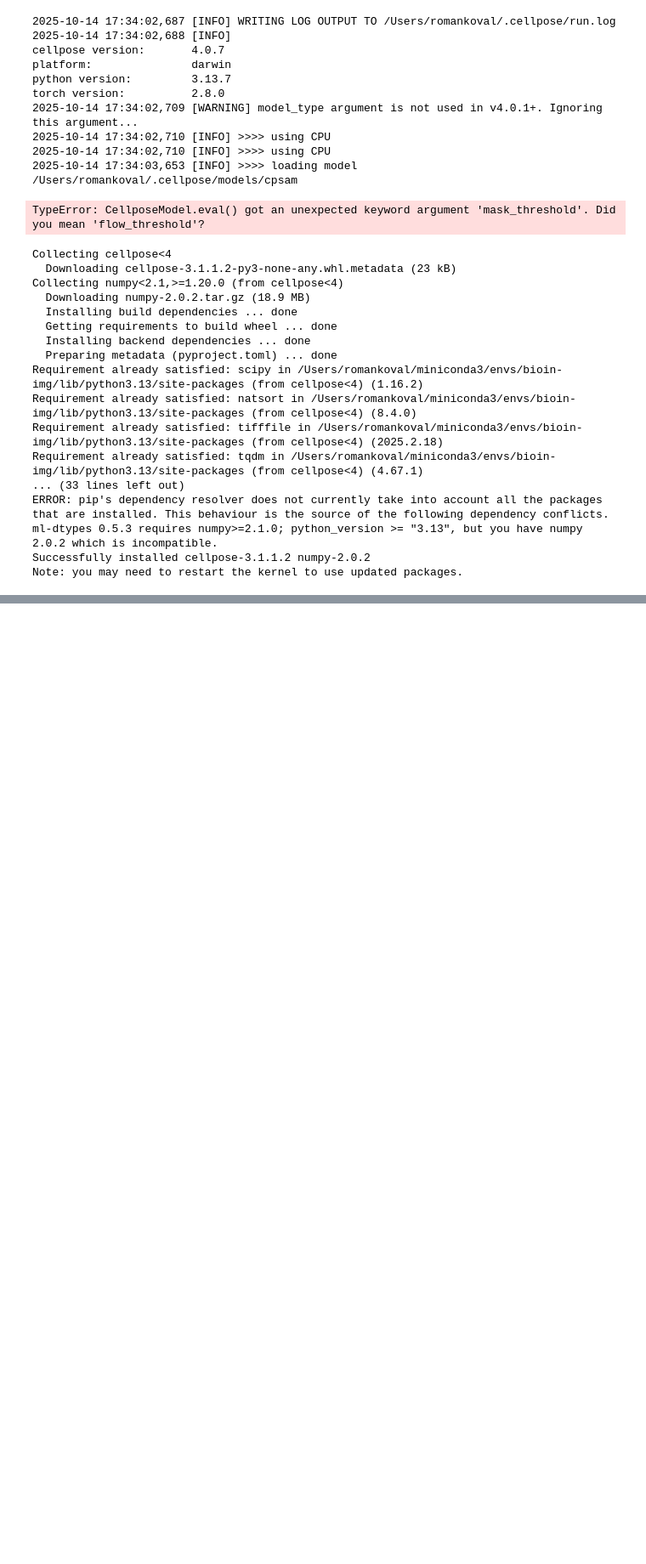
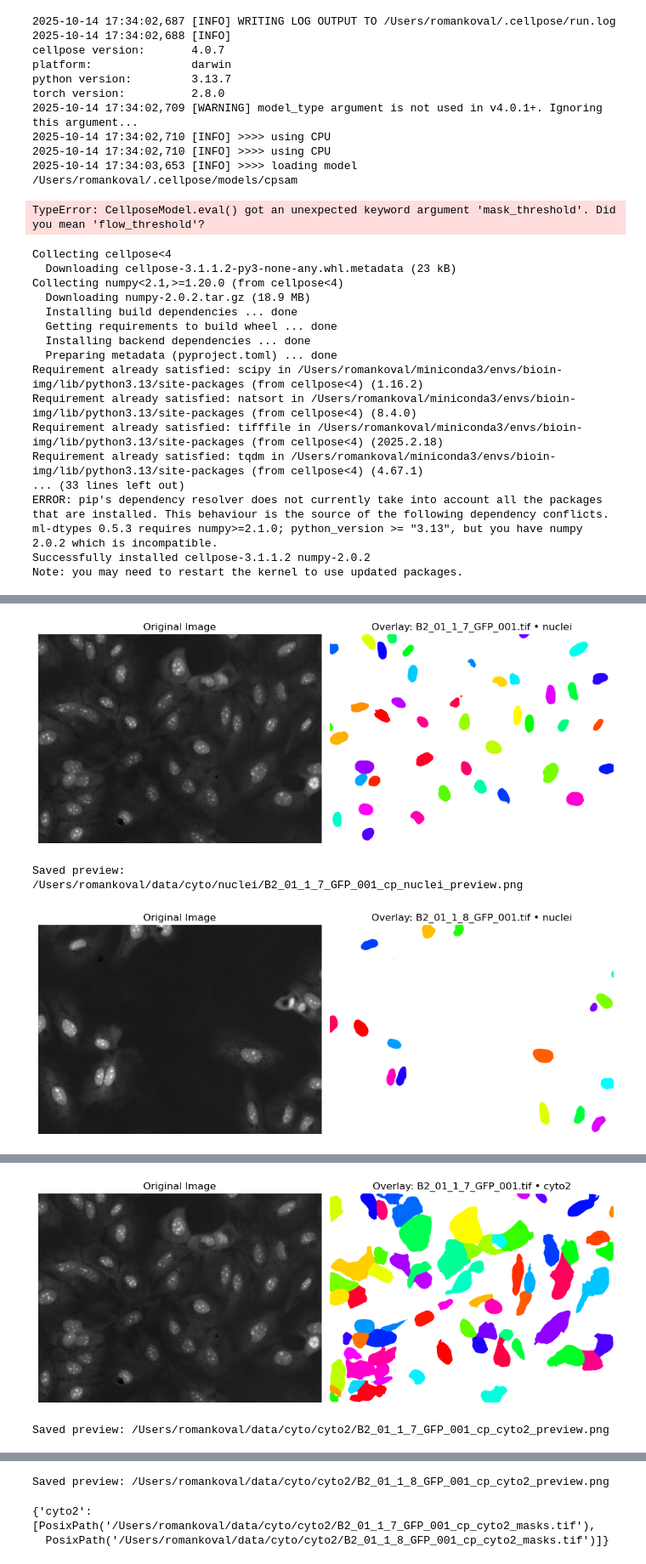
Before and after one commit to drBat1998/BioInUA_2025_img_analysis, a Jupyter notebook: course_data/playground.ipynb, the cells around one changed output, grey strips where cells are left out. Shown at 85% size. Saved outputs shown, nothing was run; the diff lists cells and outputs as text; code cells hidden in the pictures; blank space fills up the shorter version.

```diff
--- a/course_data/playground.ipynb
+++ b/course_data/playground.ipynb
@@ -1083,0 +1184,16 @@ KeyboardInterrupt:
+# %%
+from pathlib import Path
+
+# For nuclei
+cell_segment_simple(
+    img_dir=Path("/Users/romankoval/data/flat_dark_apply"),
+    out_root=Path("/Users/romankoval/data/cyto"),
+    model_types=["nuclei"],
+    channels=(0, 0),
+    diameter_px=30,
+    normalize01=False,
+    gpu=True,
+    preview_n=3,
+    save_previews=True
+)
+# %% [output]
@@ -1083,0 +1212,3 @@ KeyboardInterrupt:
+[figure, added]
+Saved preview: /Users/romankoval/data/cyto/nuclei/B2_01_1_7_GFP_001_cp_nuclei_preview.png
+[figure, added]
@@ -1083,0 +1228,2 @@ KeyboardInterrupt:
+[figure, added]
+Saved preview: /Users/romankoval/data/cyto/cyto2/B2_01_1_7_GFP_001_cp_cyto2_preview.png
@@ -1083,0 +1231,3 @@ KeyboardInterrupt:
+Saved preview: /Users/romankoval/data/cyto/cyto2/B2_01_1_8_GFP_001_cp_cyto2_preview.png
+{'cyto2': [PosixPath('/Users/romankoval/data/cyto/cyto2/B2_01_1_7_GFP_001_cp_cyto2_masks.tif'),
+  PosixPath('/Users/romankoval/data/cyto/cyto2/B2_01_1_8_GFP_001_cp_cyto2_masks.tif')]}
```
Also changed, not shown: parts of 4 cells of this notebook.
